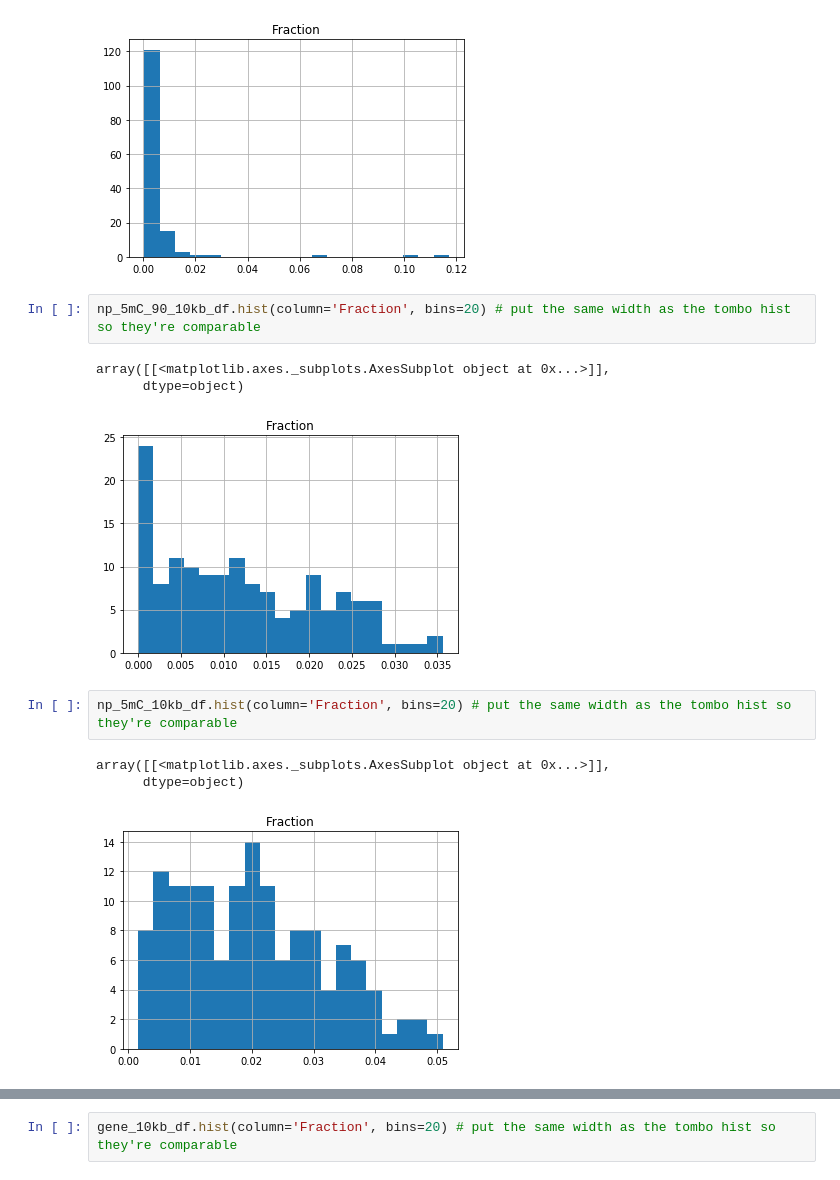
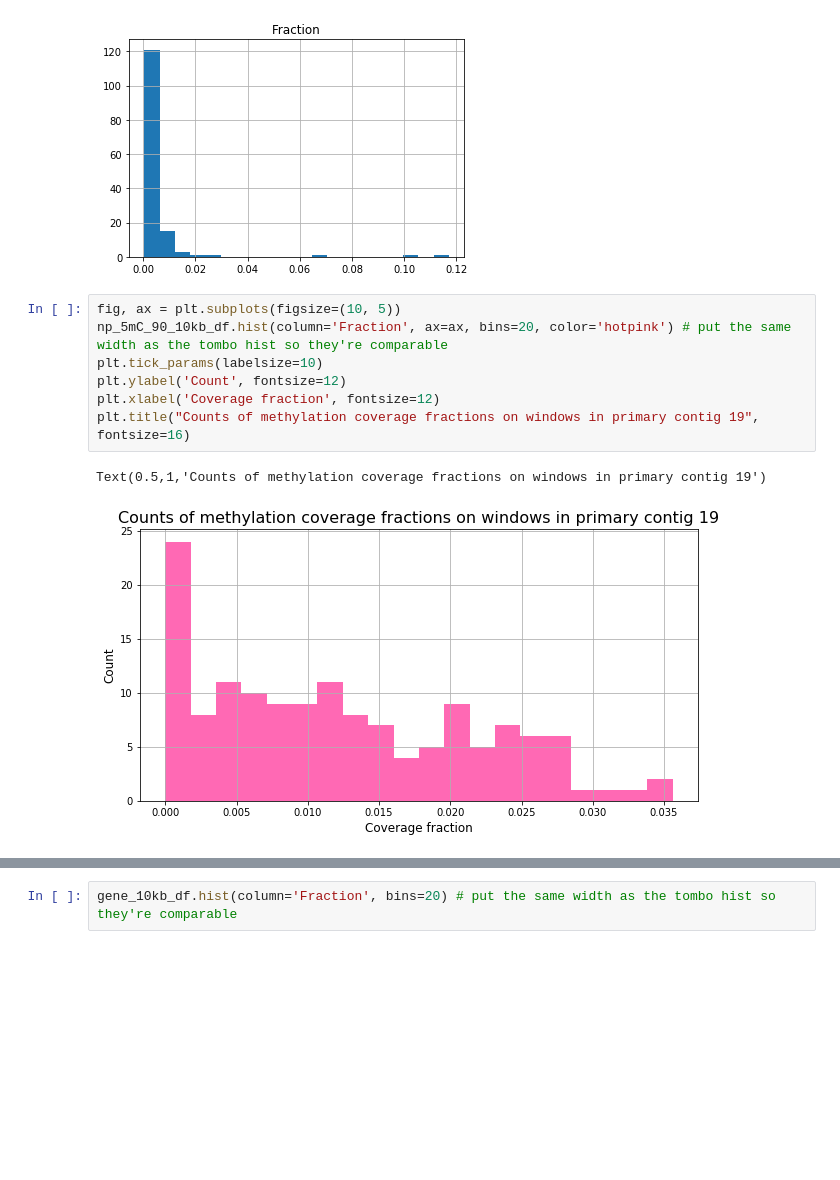
Before and after one commit to BenjaminSchwessinger/Honours_year, a Jupyter notebook: fisher/methylation/Coverage_graphs_test.ipynb, the cells around one changed output, grey strips where cells are left out. Saved outputs shown, nothing was run; the diff lists cells and outputs as text; blank space fills up the shorter version.

Commit message:
Added graphs comparing cutoffs and comparing tombo and NP. 24/08/2018.

```diff
--- a/fisher/methylation/Coverage_graphs_test.ipynb
+++ b/fisher/methylation/Coverage_graphs_test.ipynb
@@ -159,15 +159,13 @@ ont_6mA_90_10kb_df.hist(column='Fraction', bins=20)
 array([[<matplotlib.axes._subplots.AxesSubplot object at 0x...>]],
       dtype=object)
 [figure]
-# %%
-np_5mC_90_10kb_df.hist(column='Fraction', bins=20) # put the same width as the tombo hist so they're comparable
-# %% [output]
-array([[<matplotlib.axes._subplots.AxesSubplot object at 0x...>]],
-      dtype=object)
-[figure, removed]
-# %%
-np_5mC_10kb_df.hist(column='Fraction', bins=20) # put the same width as the tombo hist so they're comparable
-# %% [output]
-array([[<matplotlib.axes._subplots.AxesSubplot object at 0x...>]],
-      dtype=object)
-[figure, removed]
+# %%
+fig, ax = plt.subplots(figsize=(10, 5))
+np_5mC_90_10kb_df.hist(column='Fraction', ax=ax, bins=20, color='hotpink') # put the same width as the tombo hist so they're comparable
+plt.tick_params(labelsize=10)
+plt.ylabel('Count', fontsize=12)
+plt.xlabel('Coverage fraction', fontsize=12)
+plt.title("Counts of methylation coverage fractions on windows in primary contig 19", fontsize=16)
+# %% [output]
+Text(0.5,1,'Counts of methylation coverage fractions on windows in primary contig 19')
+[figure, added]
```
Also changed, not shown: parts of 6 cells of this notebook.
